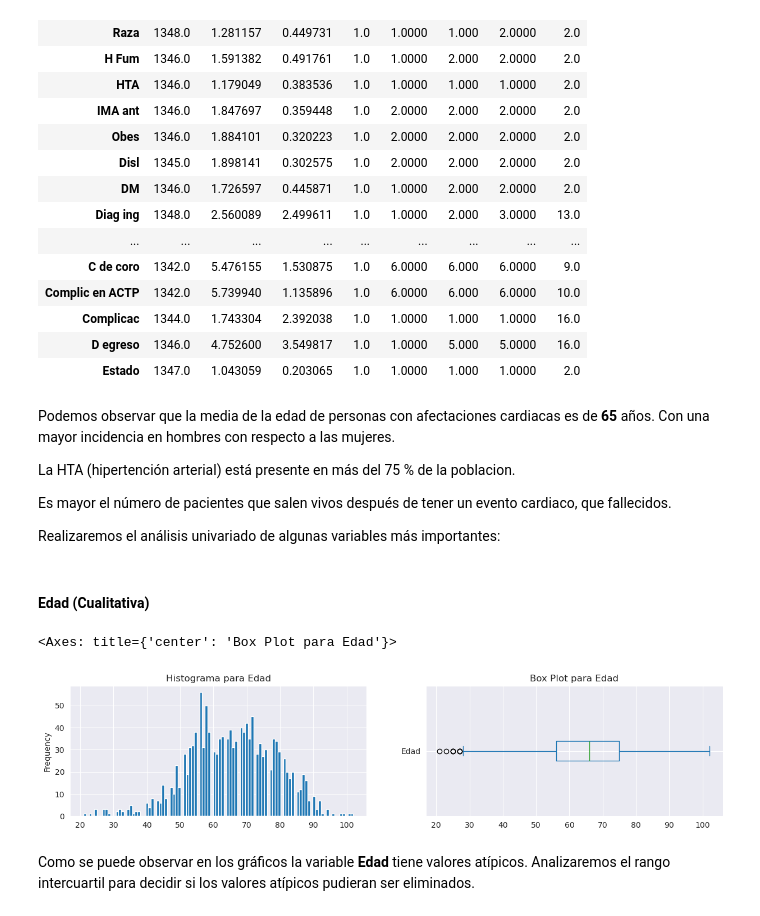
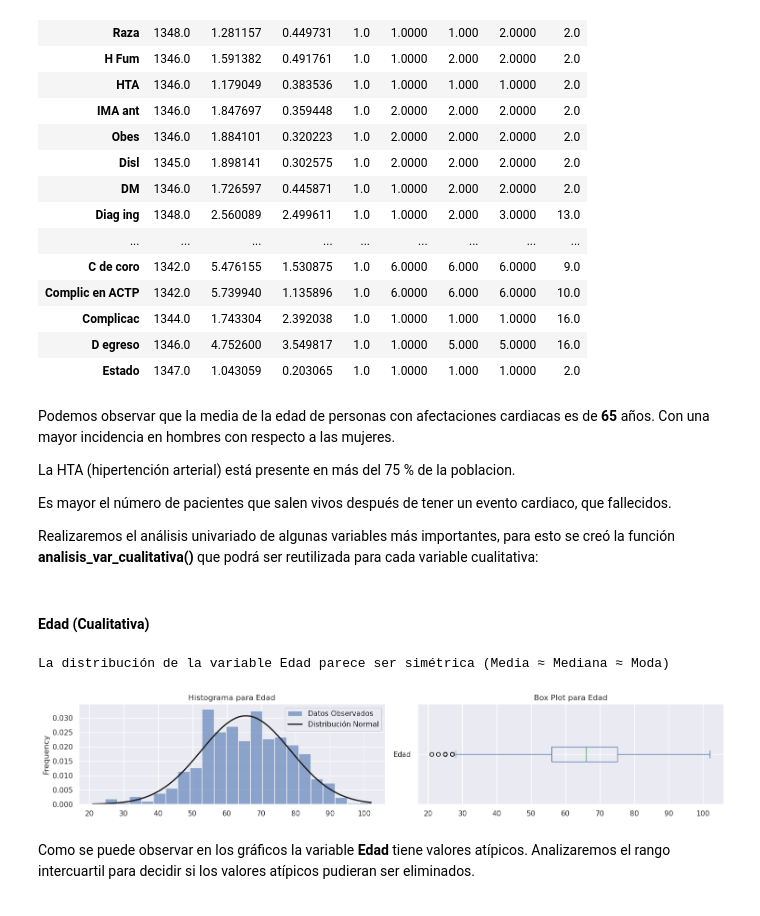
Before and after one commit to rguez4828/CURSO_CDIA, a Jupyter notebook: proyecto_coronario_cdia.ipynb, the cells around one changed output. Cells and saved outputs as stored; diff of their text form; code cells hidden in the pictures.

```diff
--- a/proyecto_coronario_cdia.ipynb
+++ b/proyecto_coronario_cdia.ipynb
@@ -405,4 +405,4 @@ La HTA (hipertención arterial) está presente en más del 75 % de la poblacion.
 
 Es mayor el número de pacientes que salen vivos después de tener un evento cardiaco, que fallecidos.
 
-Realizaremos el análisis univariado de algunas variables más importantes:
+Realizaremos el análisis univariado de algunas variables más importantes, para esto se creó la función **analisis_var_cualitativa()** que podrá ser reutilizada para cada variable cualitativa:
@@ -409,17 +457,10 @@ Realizaremos el análisis univariado de algunas variables más importantes:
 # %% [markdown]
 #### Edad (Cualitativa)
-# %%
-import matplotlib.pyplot as plt
-fig, axs = plt.subplots(1,2,figsize=(15, 3))
-
-axs[0].set_title("Histograma para Edad")
-coronario_sel_csv_df['Edad'].plot(kind='hist', bins=100,ax=axs[0])
-
-axs[1].set_title("Box Plot para Edad")
-coronario_sel_csv_df['Edad'].plot(kind='box', vert=False, ax=axs[1])
-# %% [output]
-<Axes: title={'center': 'Box Plot para Edad'}>
-[figure, removed]
+# %%
+analisis_var_cualitativa(coronario_sel_csv_df['Edad'])
+# %% [output]
+La distribución de la variable Edad parece ser simétrica (Media ≈ Mediana ≈ Moda)
+[figure, added]
 # %% [markdown]
 Como se puede observar en los gráficos la variable **Edad** tiene valores atípicos. Analizaremos el rango intercuartil para decidir si los valores atípicos pudieran ser eliminados.
 # %%
```
Also changed, not shown: parts of 9 cells of this notebook.
